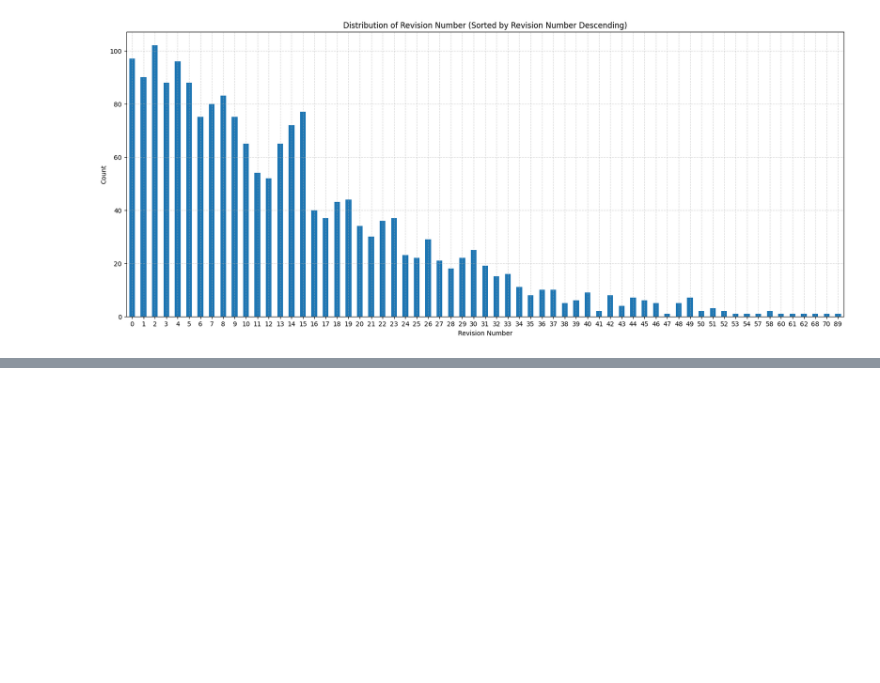
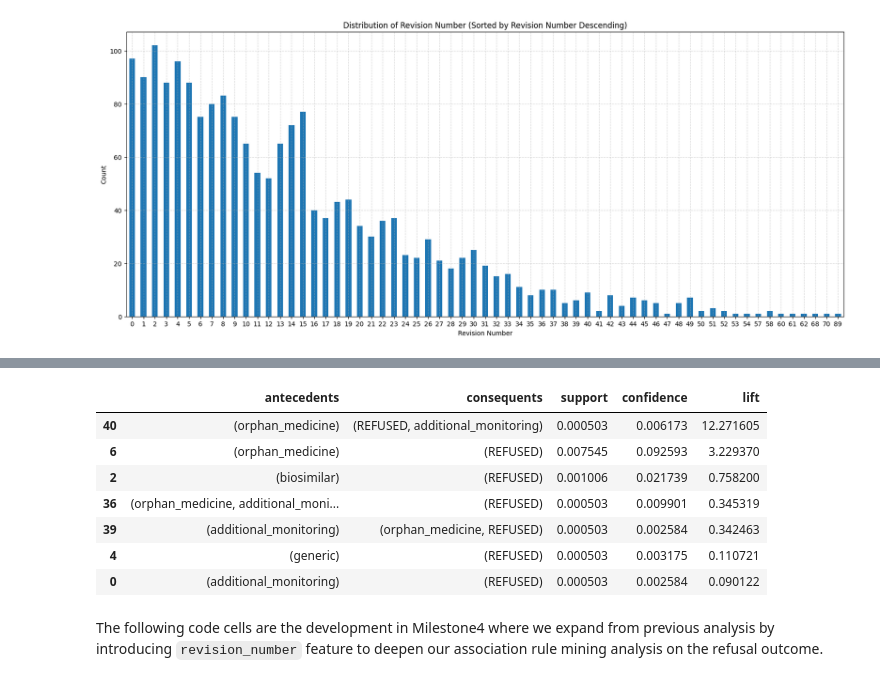
Before and after one commit to SChamnan/ba820-unsupervised-ml-team10-project, a Jupyter notebook: Chamnan_Suon_M4_European_Drugs_Development.ipynb, the cells around one changed output, grey strips where cells are left out. Cells and saved outputs as stored; diff of their text form; code cells hidden in the pictures; blank space fills up the shorter version.

```diff
--- a/Chamnan_Suon_M4_European_Drugs_Development.ipynb
+++ b/Chamnan_Suon_M4_European_Drugs_Development.ipynb
@@ -568,0 +577,45 @@ plt.show()
+# %%
+# Discover co-occurance pattern between regulatory pathways and medicine refusal
+# setup association rules mining
+boolean_cols = ["patient_safety", "additional_monitoring", "generic", "biosimilar", "conditional_approval", "exceptional_circumstances", "accelerated_assessment", "orphan_medicine"]
+# Create a filterd dataframe including boolean features and authorisation_status
+df_arm = drugs_df[boolean_cols+["authorisation_status"]].copy()
+# Create boolean indicator for authorisation_status
+df_arm["refused"] = (df_arm["authorisation_status"].astype(str).str.lower().str.contains("refus"))
+# Convert each medicine into a transaction like basket of items in class
+txn = []
+for _, row in df_arm.iterrows():
+  items=[]
+  for col in boolean_cols:
+    if row[col] is True:
+      items.append(col)
+  if row["refused"]:
+    items.append("REFUSED")
+  txn.append(items)
+
+# Use one-hot encode to each transaction
+from mlxtend.preprocessing import TransactionEncoder
+te = TransactionEncoder()
+te_array = te.fit(txn).transform(txn)
+df_encoded = pd.DataFrame(te_array, columns=te.columns_)
+# Find frequent itemsets
+from mlxtend.frequent_patterns import apriori
+frequent_itemsets = apriori(df_encoded, min_support=0.0001, use_colnames=True)
+# Create rules on the itemsets
+from mlxtend.frequent_patterns import association_rules
+rules = association_rules(frequent_itemsets, metric="confidence", min_threshold=0.002)
+# filter to include only rules with refusal in outcome
+refusal_rules = rules[rules["consequents"].apply(lambda x: "REFUSED" in x)].sort_values(by="lift", ascending=False)
+refusal_rules[["antecedents","consequents","support","confidence","lift"]]
+# %% [output]
+|  | antecedents | consequents | support | confidence | lift |
+| 40 | (orphan_medicine) | (REFUSED, additional_monitoring) | 0.000503 | 0.006173 | 12.271605 |
+| 6 | (orphan_medicine) | (REFUSED) | 0.007545 | 0.092593 | 3.229370 |
+| 2 | (biosimilar) | (REFUSED) | 0.001006 | 0.021739 | 0.758200 |
+| 36 | (orphan_medicine, additional_moni... | (REFUSED) | 0.000503 | 0.009901 | 0.345319 |
+| 39 | (additional_monitoring) | (orphan_medicine, REFUSED) | 0.000503 | 0.002584 | 0.342463 |
+| 4 | (generic) | (REFUSED) | 0.000503 | 0.003175 | 0.110721 |
+| 0 | (additional_monitoring) | (REFUSED) | 0.000503 | 0.002584 | 0.090122 |
+# %% [markdown]
+
+The following code cells are the development in Milestone4 where we  expand from previous analysis by introducing `revision_number` feature to deepen our association rule mining analysis on the refusal outcome.
```
Also changed, not shown: parts of 7 cells of this notebook.
